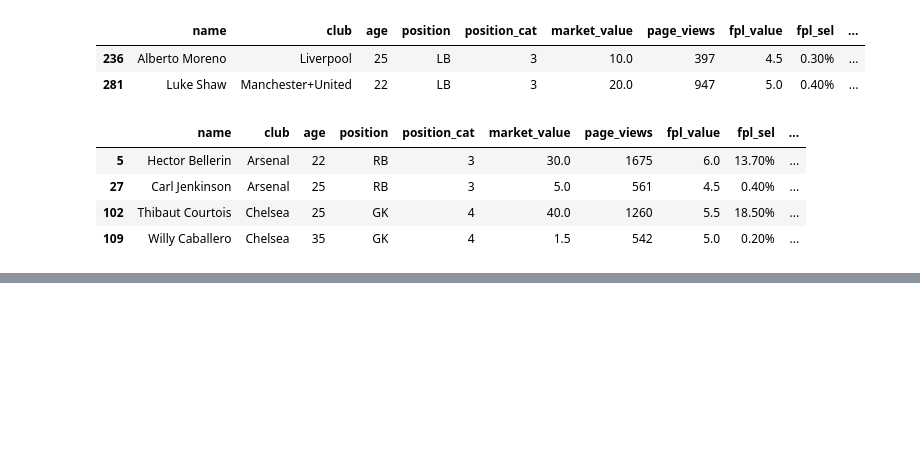
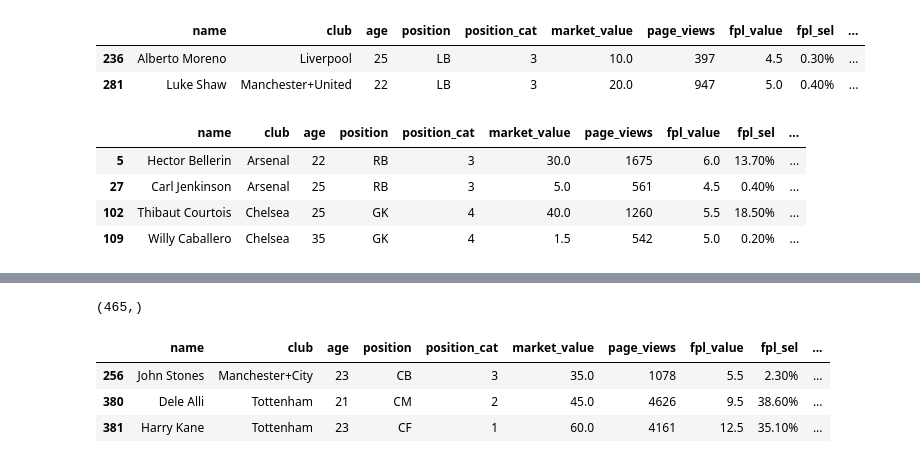
Before and after one commit to kprashant49/Projects, a Jupyter notebook: misc_projects/pandas_lecture_practice.ipynb, the cells around one changed output, grey strips where cells are left out. Drawn from its saved outputs; the diff is of its cells as text; code cells hidden in the pictures; blank space fills up the shorter version.

```diff
--- a/misc_projects/pandas_lecture_practice.ipynb
+++ b/misc_projects/pandas_lecture_practice.ipynb
@@ -4648,3 +4648,6 @@ players.loc[arsenal_player & right_back | chelsea_and_GK]
 | 27 | Carl Jenkinson | Arsenal | 25 | RB | 3 | 5.0 | 561 | 4.5 | 0.40% | ... |
 | 102 | Thibaut Courtois | Chelsea | 25 | GK | 4 | 40.0 | 1260 | 5.5 | 18.50% | ... |
 | 109 | Willy Caballero | Chelsea | 35 | GK | 4 | 1.5 | 542 | 5.0 | 0.20% | ... |
+# %%
+english_players = players.nationality == 'England'
+english_players
@@ -4650,0 +4672,4 @@ players.loc[arsenal_player & right_back | chelsea_and_GK]
+# %%
+double_mean = players['market_value'].mean()*2
+# %%
+mkt_val = players.market_value > double_mean
@@ -4650,0 +4700,13 @@ players.loc[arsenal_player & right_back | chelsea_and_GK]
+# %%
+views = (players.page_views > 4000) ^ (players.new_signing == 1)
+# %%
+views.shape
+# %% [output]
+(465,)
+# %%
+players.loc[english_players & mkt_val & views]
+# %% [output]
+|  | name | club | age | position | position_cat | market_value | page_views | fpl_value | fpl_sel | ... |
+| 256 | John Stones | Manchester+City | 23 | CB | 3 | 35.0 | 1078 | 5.5 | 2.30% | ... |
+| 380 | Dele Alli | Tottenham | 21 | CM | 2 | 45.0 | 4626 | 9.5 | 38.60% | ... |
+| 381 | Harry Kane | Tottenham | 23 | CF | 1 | 60.0 | 4161 | 12.5 | 35.10% | ... |
```
Also changed, not shown: parts of 16 cells of this notebook.
